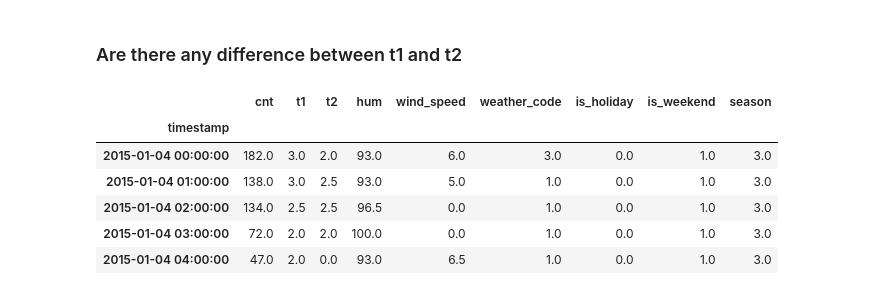
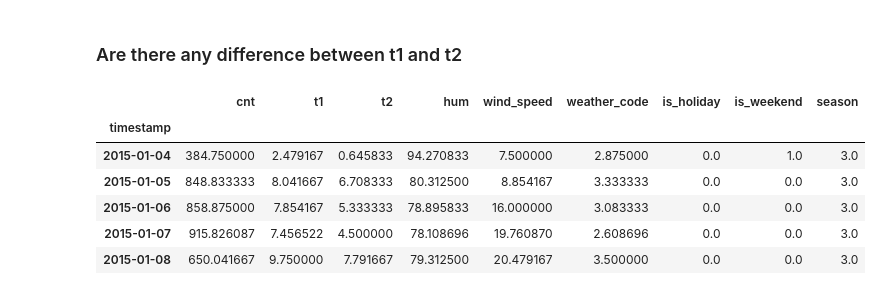
Before and after one commit to Kasidit-au/London_BikeShare, a Jupyter notebook: London bike.ipynb, the cells around one changed output. Cells and saved outputs as stored; diff of their text form; code cells hidden in the pictures.

```diff
--- a/London bike.ipynb
+++ b/London bike.ipynb
@@ -180,14 +178,14 @@ Text(0.5, 1.05, 'Humidity and number of bike share')
 # %% [markdown]
 ### Are there any difference between t1 and t2
 # %%
-# # resampling by day
-# df_day = df.set_index('timestamp').resample("H").mean()
-# df_day.head()
+# resampling by day
+df_day = df.set_index('timestamp').resample("D").mean()
+df_day.head()
 # %% [output]
 |  | cnt | t1 | t2 | hum | wind_speed | weather_code | is_holiday | is_weekend | season |
 | timestamp |  |  |  |  |  |  |  |  |  |
-| 2015-01-04 00:00:00 | 182.0 | 3.0 | 2.0 | 93.0 | 6.0 | 3.0 | 0.0 | 1.0 | 3.0 |
-| 2015-01-04 01:00:00 | 138.0 | 3.0 | 2.5 | 93.0 | 5.0 | 1.0 | 0.0 | 1.0 | 3.0 |
-| 2015-01-04 02:00:00 | 134.0 | 2.5 | 2.5 | 96.5 | 0.0 | 1.0 | 0.0 | 1.0 | 3.0 |
-| 2015-01-04 03:00:00 | 72.0 | 2.0 | 2.0 | 100.0 | 0.0 | 1.0 | 0.0 | 1.0 | 3.0 |
-| 2015-01-04 04:00:00 | 47.0 | 2.0 | 0.0 | 93.0 | 6.5 | 1.0 | 0.0 | 1.0 | 3.0 |
+| 2015-01-04 | 384.750000 | 2.479167 | 0.645833 | 94.270833 | 7.500000 | 2.875000 | 0.0 | 1.0 | 3.0 |
+| 2015-01-05 | 848.833333 | 8.041667 | 6.708333 | 80.312500 | 8.854167 | 3.333333 | 0.0 | 0.0 | 3.0 |
+| 2015-01-06 | 858.875000 | 7.854167 | 5.333333 | 78.895833 | 16.000000 | 3.083333 | 0.0 | 0.0 | 3.0 |
+| 2015-01-07 | 915.826087 | 7.456522 | 4.500000 | 78.108696 | 19.760870 | 2.608696 | 0.0 | 0.0 | 3.0 |
+| 2015-01-08 | 650.041667 | 9.750000 | 7.791667 | 79.312500 | 20.479167 | 3.500000 | 0.0 | 0.0 | 3.0 |
```
Also changed, not shown: parts of 3 cells of this notebook.
